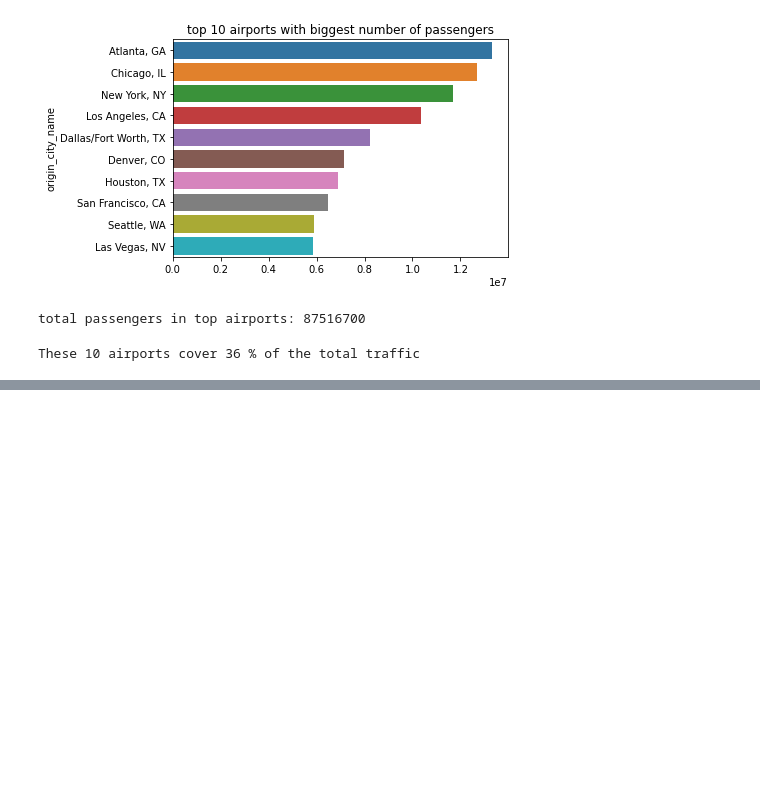
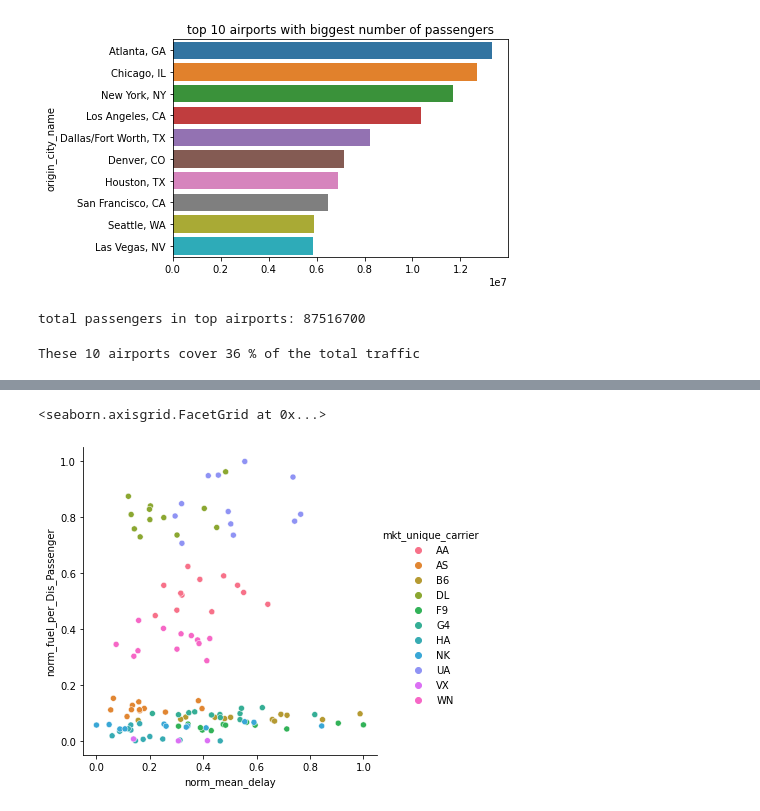
Before and after one commit to ChunkeyMunkey/SL-Flight-Delay, a Jupyter notebook: data_exploration.ipynb, the cells around one changed output, grey strips where cells are left out. Cells and saved outputs as stored; diff of their text form; code cells hidden in the pictures; blank space fills up the shorter version.

Commit message:
add passenger data, fuel consumption data, postgresql.ipynb, add task 10 in EDA

```diff
--- a/data_exploration.ipynb
+++ b/data_exploration.ipynb
@@ -269,0 +387,3 @@ These 10 airports cover 36 % of the total traffic
+# %%
+merged_dis_pass_fuel=merged_dis_pass_fuel.drop(dropcols,axis=1)
+merged_dis_pass_fuel
@@ -269,0 +404,6 @@ These 10 airports cover 36 % of the total traffic
+# %%
+#calculate fuel consumption per km and per passenger
+merged_dis_pass_fuel['fuel_per_Dis_Passenger'] = merged_dis_pass_fuel['mean_fuel']/(merged_dis_pass_fuel['mean_distance']*merged_dis_pass_fuel['mean_passenger'])
+# %%
+#normalization
+merged_dis_pass_fuel['norm_fuel_per_Dis_Passenger']=(merged_dis_pass_fuel['fuel_per_Dis_Passenger']-merged_dis_pass_fuel['fuel_per_Dis_Passenger'].min())/(merged_dis_pass_fuel['fuel_per_Dis_Passenger'].max()-merged_dis_pass_fuel['fuel_per_Dis_Passenger'].min())
@@ -269,0 +426,2 @@ These 10 airports cover 36 % of the total traffic
+# %%
+merged_all = pd.merge(monthly_delay_carrier, merged_dis_pass_fuel, left_on=['mkt_unique_carrier', 'months'], right_on=['mkt_unique_carrier', 'months'],how='left')
@@ -269,0 +444,5 @@ These 10 airports cover 36 % of the total traffic
+# %%
+sns.relplot(x="norm_mean_delay", y="norm_fuel_per_Dis_Passenger", hue="mkt_unique_carrier", data=merged_all)
+# %% [output]
+<seaborn.axisgrid.FacetGrid at 0x...>
+[figure, added]
```
Also changed, not shown: parts of 16 cells of this notebook, 3 other files.
